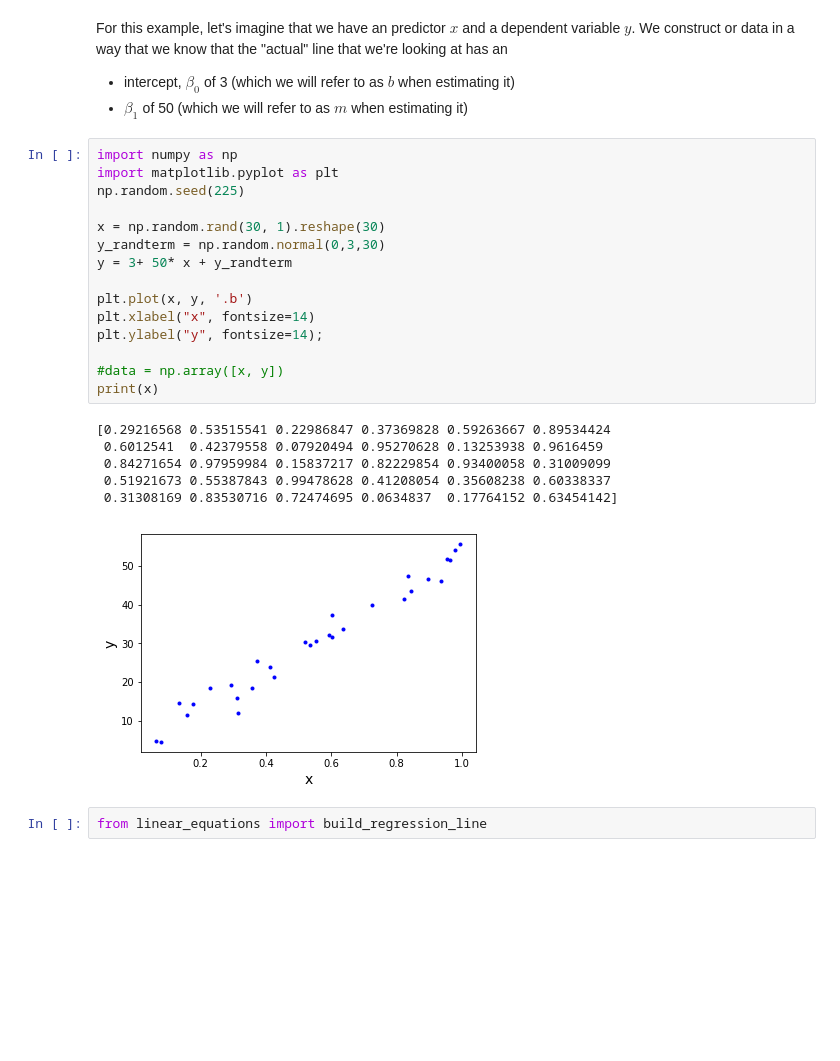
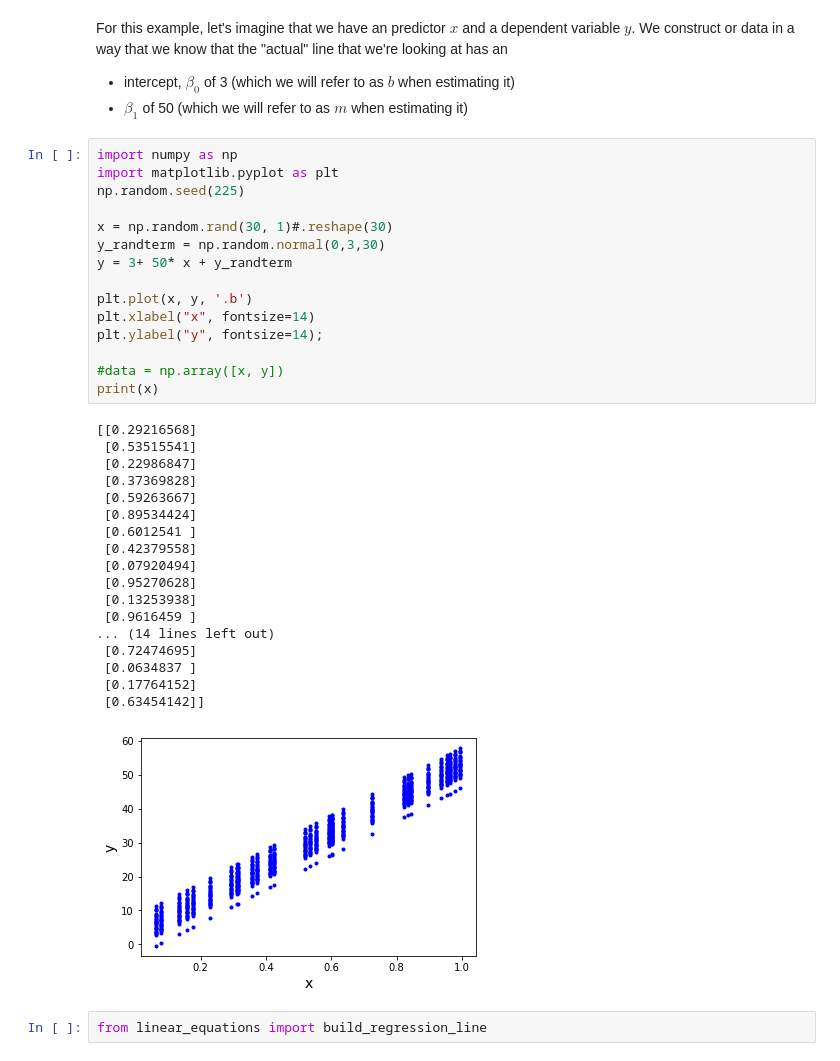
Before and after one commit to rvent/dsc-2-14-10-introduction-to-gradient-descent-nyc-ds-career-012819, a Jupyter notebook: index.ipynb, the cells around one changed output. Saved outputs shown, nothing was run; the diff lists cells and outputs as text; blank space fills up the shorter version.

```diff
--- a/index.ipynb
+++ b/index.ipynb
@@ -23,25 +23,37 @@ For this example, let's imagine that we have an predictor $x$ and a dependent va
 # %%
 import numpy as np
 import matplotlib.pyplot as plt
 np.random.seed(225)
 
-x = np.random.rand(30, 1).reshape(30)
+x = np.random.rand(30, 1)#.reshape(30)
 y_randterm = np.random.normal(0,3,30)
 y = 3+ 50* x + y_randterm
 
 plt.plot(x, y, '.b')
 plt.xlabel("x", fontsize=14)
 plt.ylabel("y", fontsize=14);
 
 #data = np.array([x, y])
 print(x)
 # %% [output]
-[0.29216568 0.53515541 0.22986847 0.37369828 0.59263667 0.89534424
- 0.6012541  0.42379558 0.07920494 0.95270628 0.13253938 0.9616459
- 0.84271654 0.97959984 0.15837217 0.82229854 0.93400058 0.31009099
- 0.51921673 0.55387843 0.99478628 0.41208054 0.35608238 0.60338337
- 0.31308169 0.83530716 0.72474695 0.0634837  0.17764152 0.63454142]
+[[0.29216568]
+ [0.53515541]
+ [0.22986847]
+ [0.37369828]
+ [0.59263667]
+ [0.89534424]
+ [0.6012541 ]
+ [0.42379558]
+ [0.07920494]
+ [0.95270628]
+ [0.13253938]
+ [0.9616459 ]
+... (14 lines left out)
+ [0.72474695]
+ [0.0634837 ]
+ [0.17764152]
+ [0.63454142]]
-[figure, old version]
+[figure, new version]
 # %%
 from linear_equations import build_regression_line
 # %%
```
